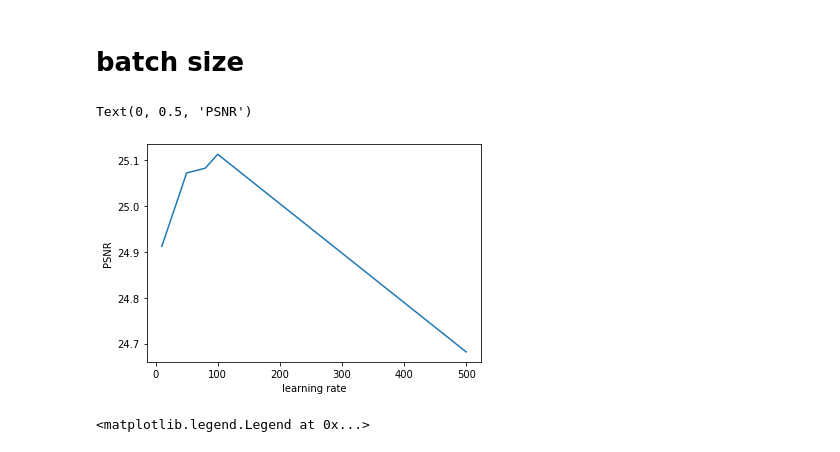
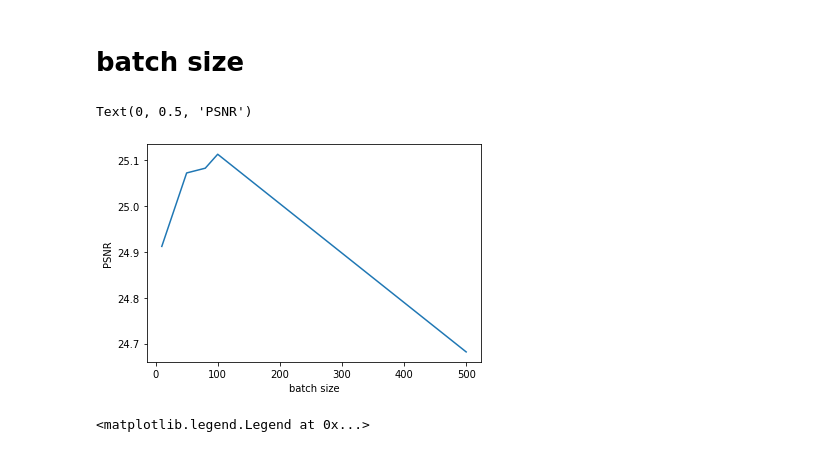
Before and after one commit to yetiiil/EE559, a Jupyter notebook: Miniproject_1/random_bip_bop.ipynb, the cells around one changed output. Drawn from its saved outputs; the diff is of its cells as text; code cells hidden in the pictures.

```diff
--- a/Miniproject_1/random_bip_bop.ipynb
+++ b/Miniproject_1/random_bip_bop.ipynb
@@ -402,11 +404,11 @@ batch=[10,50,80,100,500]
 # %%
 plt.plot(batch,PSNR_batch)
 #plt.xscale('log')
-plt.xlabel('learning rate')
+plt.xlabel('batch size')
 plt.ylabel('PSNR')
 # %% [output]
 Text(0, 0.5, 'PSNR')
-[figure, old version]
+[figure, new version]
 # %%
 for i in acc_loss_batch:
     plt.plot(i)
```
Also changed, not shown: parts of 11 cells of this notebook.
